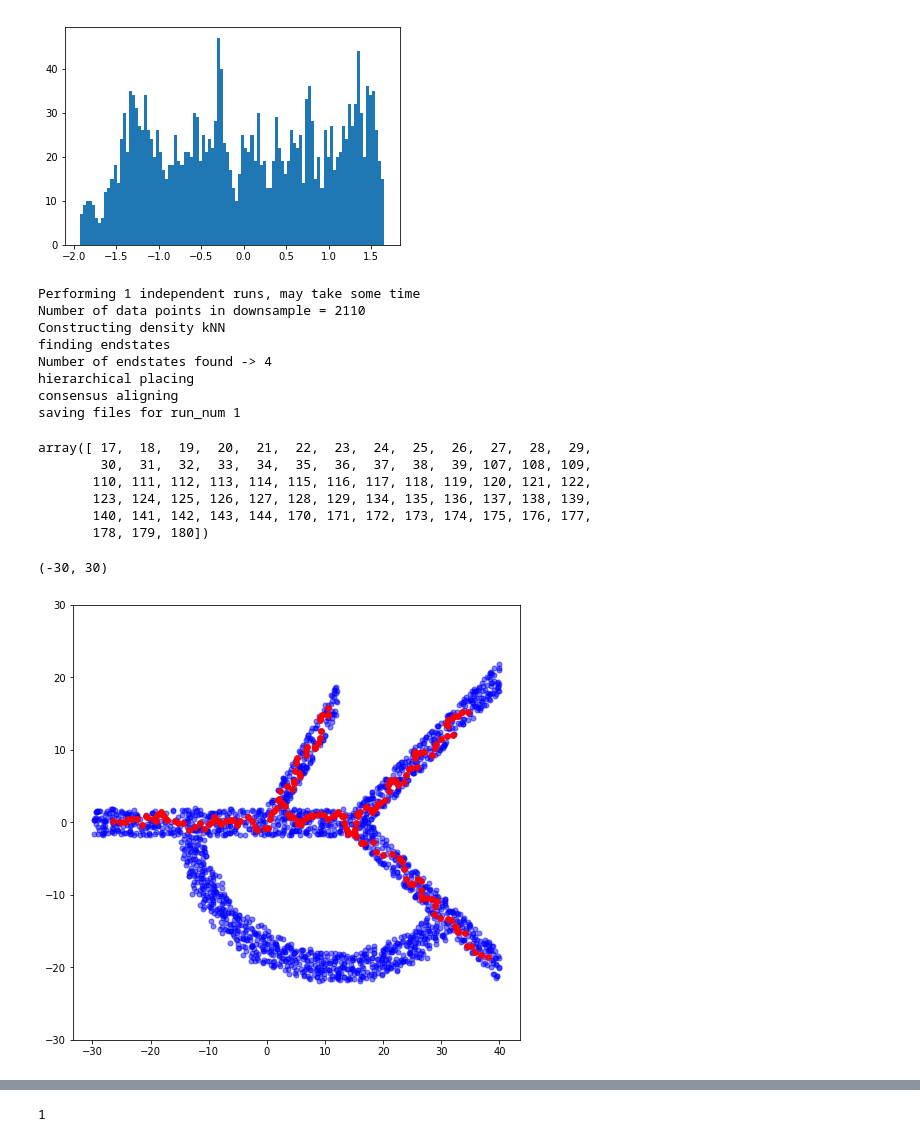
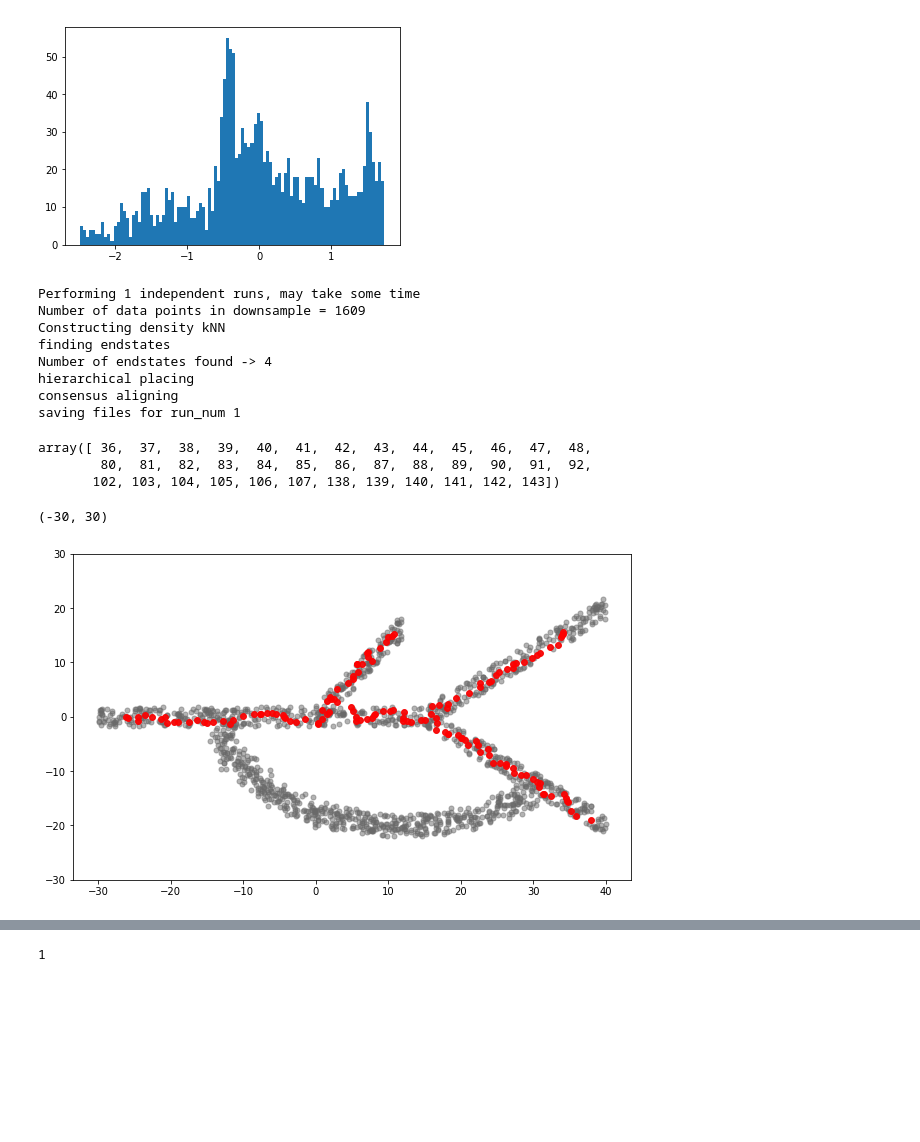
Before and after one commit to herrinca/pCreode, a Jupyter notebook: notebooks/alternate_routes.ipynb, the cells around one changed output, grey strips where cells are left out. Drawn from its saved outputs; the diff is of its cells as text; code cells hidden in the pictures; blank space fills up the shorter version.

```diff
--- a/notebooks/alternate_routes.ipynb
+++ b/notebooks/alternate_routes.ipynb
@@ -75,6 +75,6 @@ ax1.scatter( data[:,0], data[:,1], alpha=0.5, s=25, c=cc)
 # %%
 noise  = 0.0
-target = 10.0
+target = 5.0
 # %%
 downed, downed_ind = pcreode.Down_Sample( data, density, noise, target)
 # %% [output]
@@ -141,7 +141,7 @@ ax1.set_ylim(-30,30)
 # %%
 _ = plt.hist( std_cls, bins=100)
 # %% [output]
-[figure, old version]
+[figure, new version]
 # %%
 import igraph as _igraph
 import matplotlib.pyplot as _plt
@@ -348,7 +348,7 @@ out_graph, out_ids, down_ind, d_knn, run_ind, cen_ind, dens_adj, hi_pl, hi_pl_in
 down = data[down_ind]
 # %% [output]
 Performing 1 independent runs, may take some time
-Number of data points in downsample = 2110
+Number of data points in downsample = 1609
 Constructing density kNN
 finding endstates
 Number of endstates found -> 4
@@ -368,27 +368,24 @@ def get_neighbors( nodes):
     return( brnb_ids)
 
 nn = get_neighbors( brch_ids)
-for ii in range( 10):
+for ii in range( 5):
     nn = np.append( nn, np.unique( get_neighbors( nn)))
 nn_ids = np.unique( nn)
 nn_ids
 # %% [output]
-array([ 17,  18,  19,  20,  21,  22,  23,  24,  25,  26,  27,  28,  29,
-        30,  31,  32,  33,  34,  35,  36,  37,  38,  39, 107, 108, 109,
-       110, 111, 112, 113, 114, 115, 116, 117, 118, 119, 120, 121, 122,
-       123, 124, 125, 126, 127, 128, 129, 134, 135, 136, 137, 138, 139,
-       140, 141, 142, 143, 144, 170, 171, 172, 173, 174, 175, 176, 177,
-       178, 179, 180])
+array([ 36,  37,  38,  39,  40,  41,  42,  43,  44,  45,  46,  47,  48,
+        80,  81,  82,  83,  84,  85,  86,  87,  88,  89,  90,  91,  92,
+       102, 103, 104, 105, 106, 107, 138, 139, 140, 141, 142, 143])
 # %%
-fig = plt.figure( figsize=(8,8))
+fig = plt.figure( figsize=(10,6))
 ax1 = fig.add_subplot(111)
-cc = "blue"
+cc = "dimgrey"
 ax1.scatter( data[down_ind,0], data[down_ind,1], alpha=0.5, s=25, c=cc)
-ax1.scatter( data[out_ids,0], data[out_ids,1], alpha=0.9, s=35, c='r')
+ax1.scatter( data[out_ids,0], data[out_ids,1], alpha=0.9, s=35, c='red')
 ax1.set_ylim(-30,30)
 # %% [output]
 (-30, 30)
-[figure, old version]
+[figure, new version]
 # %%
 fig = plt.figure( figsize=(8,8))
 ax1 = fig.add_subplot(111)
```
Also changed, not shown: parts of 38 cells of this notebook, 1 other file.
